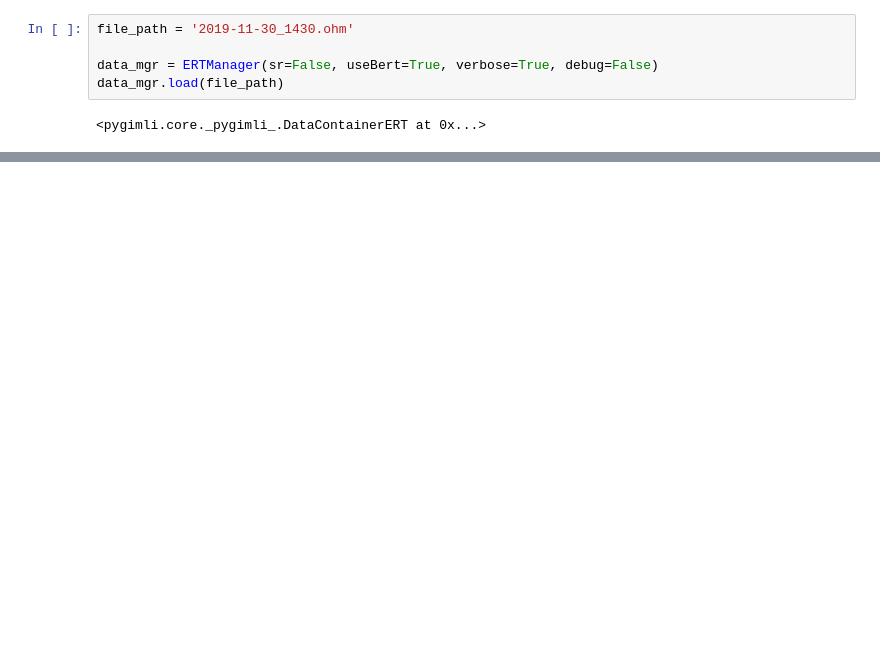
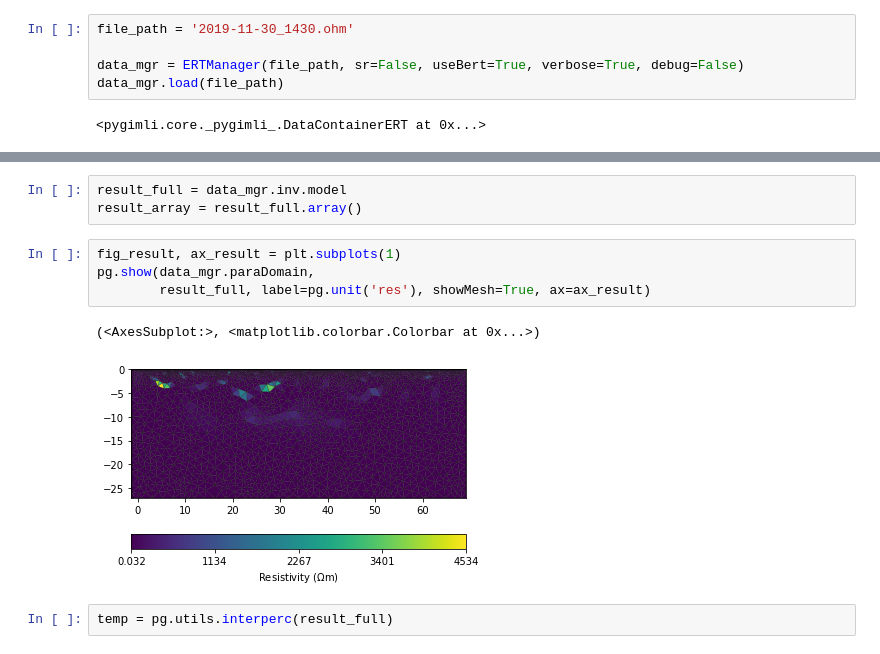
Before and after one commit to felikskiszkurno/SlopeStability, a Jupyter notebook: notebooks_sketch/load_invert_data.ipynb, the cells around one changed output, grey strips where cells are left out. Saved outputs shown, nothing was run; the diff lists cells and outputs as text; blank space fills up the shorter version.

```diff
--- a/notebooks_sketch/load_invert_data.ipynb
+++ b/notebooks_sketch/load_invert_data.ipynb
@@ -5,7 +5,7 @@ import os
 # %%
 file_path = '2019-11-30_1430.ohm'
 
-data_mgr = ERTManager(sr=False, useBert=True, verbose=True, debug=False)
+data_mgr = ERTManager(file_path, sr=False, useBert=True, verbose=True, debug=False)
 data_mgr.load(file_path)
 # %% [output]
 <pygimli.core._pygimli_.DataContainerERT at 0x...>
@@ -24,0 +72,12 @@ RuntimeError: /home/wagner/miniconda3/conda-bld/pygimli_1589132014332/work/gimli
+# %%
+result_full = data_mgr.inv.model
+result_array = result_full.array()
+# %%
+fig_result, ax_result = plt.subplots(1)
+pg.show(data_mgr.paraDomain,
+        result_full, label=pg.unit('res'), showMesh=True, ax=ax_result)
+# %% [output]
+(<AxesSubplot:>, <matplotlib.colorbar.Colorbar at 0x...>)
+[figure, added]
+# %%
+temp = pg.utils.interperc(result_full)
```
Also changed, not shown: parts of 5 cells of this notebook, 11 other files.
